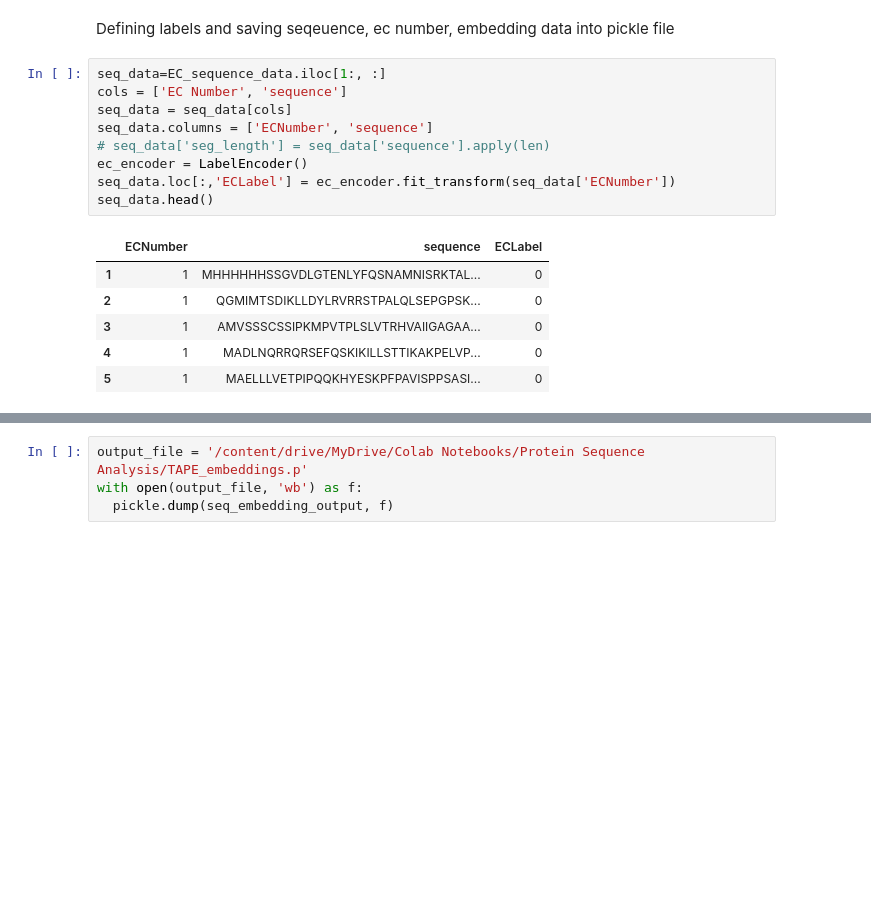
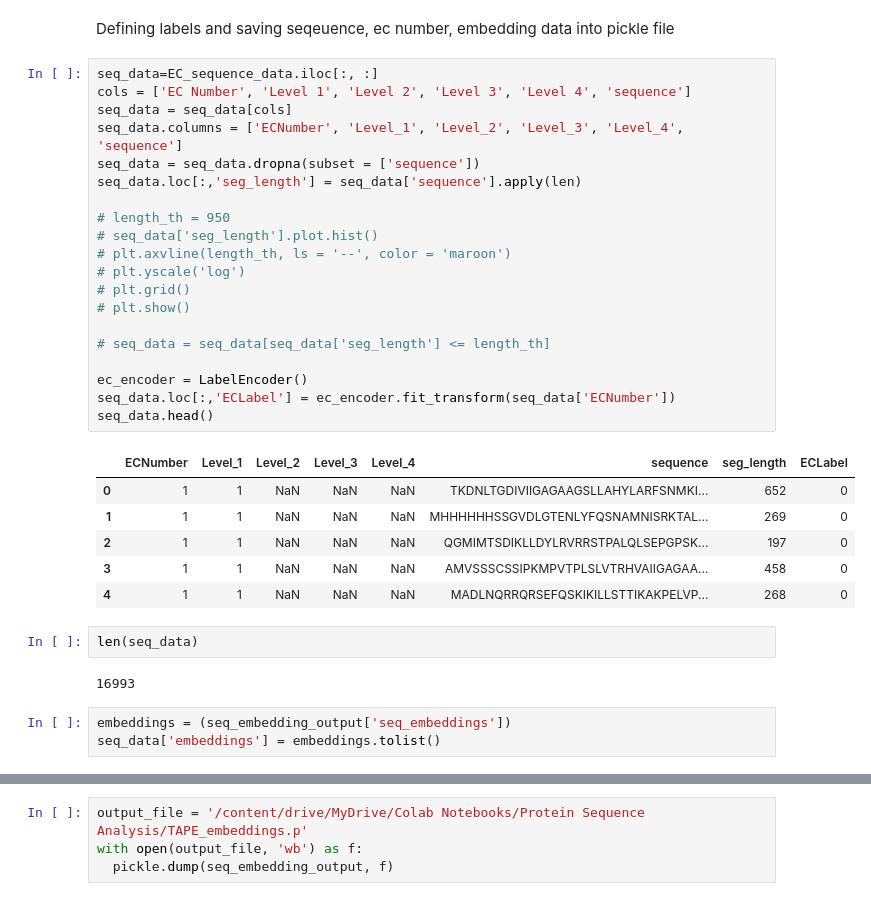
Before and after one commit to ranaabarghout/MIE1517_nlp_proteins, a Jupyter notebook: TAPE_Embedding.ipynb, the cells around one changed output, grey strips where cells are left out. Saved outputs shown, nothing was run; the diff lists cells and outputs as text; blank space fills up the shorter version.

```diff
--- a/TAPE_Embedding.ipynb
+++ b/TAPE_Embedding.ipynb
@@ -204,18 +204,36 @@ array([1, 1, 1, ..., 7, 7, 7])
 # %% [markdown]
 Defining labels and saving seqeuence, ec number, embedding data into pickle file
 # %%
-seq_data=EC_sequence_data.iloc[1:, :]
-cols = ['EC Number', 'sequence']
+seq_data=EC_sequence_data.iloc[:, :]
+cols = ['EC Number', 'Level 1', 'Level 2', 'Level 3', 'Level 4', 'sequence']
 seq_data = seq_data[cols]
-seq_data.columns = ['ECNumber', 'sequence']
-# seq_data['seg_length'] = seq_data['sequence'].apply(len)
+seq_data.columns = ['ECNumber', 'Level_1', 'Level_2', 'Level_3', 'Level_4', 'sequence']
+seq_data = seq_data.dropna(subset = ['sequence'])
+seq_data.loc[:,'seg_length'] = seq_data['sequence'].apply(len)
+
+# length_th = 950
+# seq_data['seg_length'].plot.hist()
+# plt.axvline(length_th, ls = '--', color = 'maroon')
+# plt.yscale('log')
+# plt.grid()
+# plt.show()
+
+# seq_data = seq_data[seq_data['seg_length'] <= length_th]
+
 ec_encoder = LabelEncoder()
 seq_data.loc[:,'ECLabel'] = ec_encoder.fit_transform(seq_data['ECNumber'])
 seq_data.head()
 # %% [output]
-|  | ECNumber | sequence | ECLabel |
-| 1 | 1 | MHHHHHHSSGVDLGTENLYFQSNAMNISRKTAL... | 0 |
-| 2 | 1 | QGMIMTSDIKLLDYLRVRRSTPALQLSEPGPSK... | 0 |
-| 3 | 1 | AMVSSSCSSIPKMPVTPLSLVTRHVAIIGAGAA... | 0 |
-| 4 | 1 | MADLNQRRQRSEFQSKIKILLSTTIKAKPELVP... | 0 |
-| 5 | 1 | MAELLLVETPIPQQKHYESKPFPAVISPPSASI... | 0 |
+|  | ECNumber | Level_1 | Level_2 | Level_3 | Level_4 | sequence | seg_length | ECLabel |
+| 0 | 1 | 1 | NaN | NaN | NaN | TKDNLTGDIVIIGAGAAGSLLAHYLARFSNMKI... | 652 | 0 |
+| 1 | 1 | 1 | NaN | NaN | NaN | MHHHHHHSSGVDLGTENLYFQSNAMNISRKTAL... | 269 | 0 |
+| 2 | 1 | 1 | NaN | NaN | NaN | QGMIMTSDIKLLDYLRVRRSTPALQLSEPGPSK... | 197 | 0 |
+| 3 | 1 | 1 | NaN | NaN | NaN | AMVSSSCSSIPKMPVTPLSLVTRHVAIIGAGAA... | 458 | 0 |
+| 4 | 1 | 1 | NaN | NaN | NaN | MADLNQRRQRSEFQSKIKILLSTTIKAKPELVP... | 268 | 0 |
+# %%
+len(seq_data)
+# %% [output]
+16993
+# %%
+embeddings = (seq_embedding_output['seq_embeddings'])
+seq_data['embeddings'] = embeddings.tolist()
```
Also changed, not shown: parts of 5 cells of this notebook.
